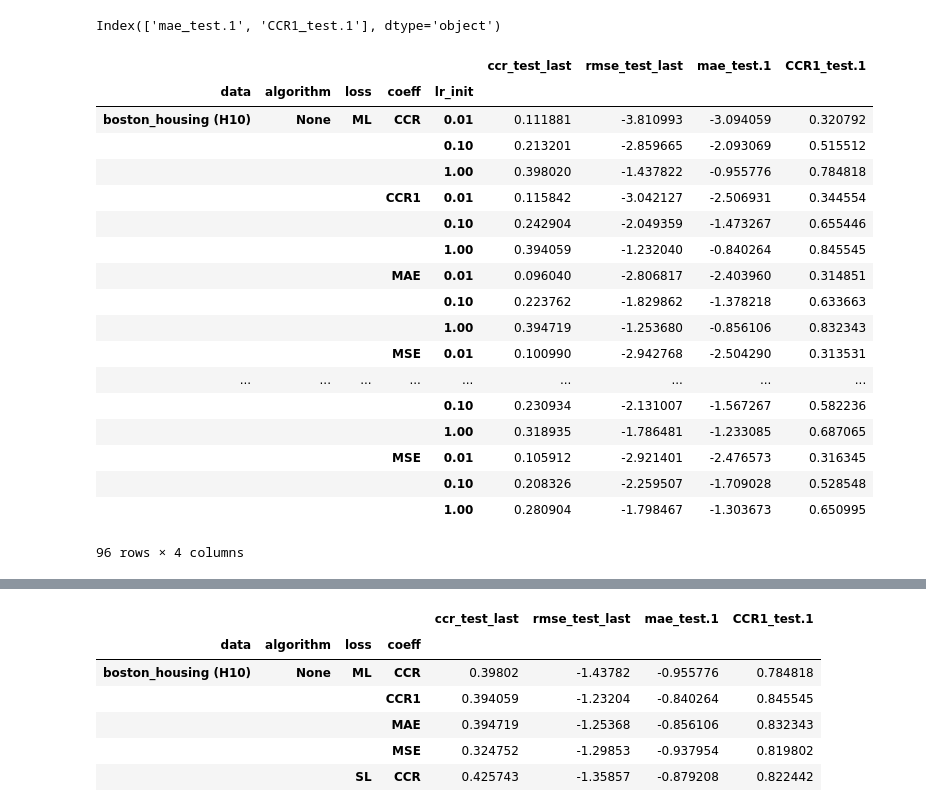
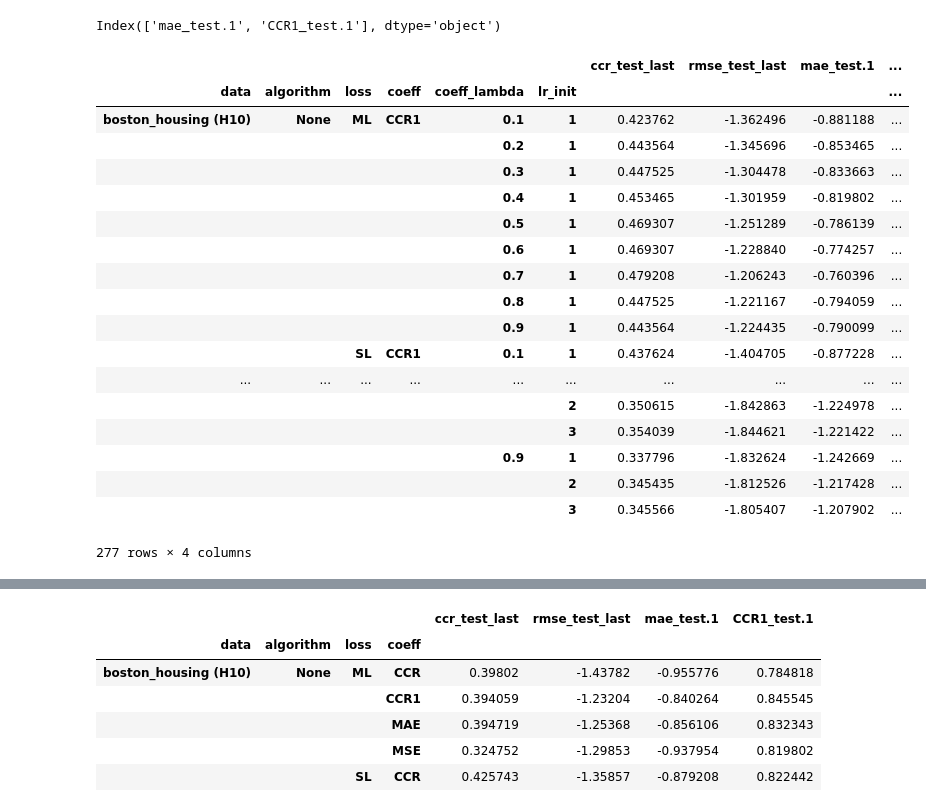
Before and after one commit to ozantezcan/Object-Counting-in-Amazon-Bin-Image-Dataset, a Jupyter notebook: analyze_excel.ipynb, the cells around one changed output, grey strips where cells are left out. Drawn from its saved outputs; the diff is of its cells as text; code cells hidden in the pictures.

```diff
--- a/analyze_excel.ipynb
+++ b/analyze_excel.ipynb
@@ -4,7 +4,7 @@ import pandas as pd
 from IPython.display import display, HTML
 # %%
 #Read excel file
-dfs = pd.read_excel('./weight_comparison_with_baselines_01 Mar_2018.xlsx')
+dfs = pd.read_excel('./lambda_sweep_06_March_2018.xlsx')
 dfs.head()
 
 tmp = dfs.columns.values
@@ -34,9 +34,10 @@ dfs
 # %%
 # map weights and losses
-map_loss = {'1.0xsingle + 0.0Xmulti': 'SL', '0.0xsingle + 1.0Xmulti': 'ML'}
+map_loss = {'1.0xsingle + 0.0Xmulti': 'SL', '0.0xsingle + 1.0Xmulti': 'ML', 'SL':'SL', 'ML':'ML'}
 map_coeff = {'[1]':'CCR','[1, 1, 1]':'CCR1',
               '[ 0.11111111  0.22222222  0.33333333  0.44444444  0.55555556  0.66666667\n  0.77777778  0.88888889  1.          0.88888889  0.77777778  0.66666667\n  0.55555556  0.44444444  0.33333333  0.22222222  0.11111111]':'MAE',
-            '[ 0.20987654  0.39506173  0.55555556  0.69135802  0.80246914  0.88888889\n  0.95061728  0.98765432  1.          0.98765432  0.95061728  0.88888889\n  0.80246914  0.69135802  0.55555556  0.39506173  0.20987654]':'MSE'}
+            '[ 0.20987654  0.39506173  0.55555556  0.69135802  0.80246914  0.88888889\n  0.95061728  0.98765432  1.          0.98765432  0.95061728  0.88888889\n  0.80246914  0.69135802  0.55555556  0.39506173  0.20987654]':'MSE',
+            'ccr1':'CCR1', 'ccr':'CCR', 'mae':'MAE', 'mse': 'MSE'}
 dfs.loss = [map_loss[x] for x in dfs.loss.values]
 dfs.coeff = [map_coeff[x] for x in dfs.coeff.values]
 
@@ -52,11 +53,11 @@ dfs.head()
 # %%
 '''If algorithm is one of the benchmarks then there is no coeffs and loss'''
-dfs_test = dfs.copy()
+dfs_test_ = dfs.copy()
 
 coeffs = []
 loss = []
 idxs = []
-for index, row in dfs_test.iterrows():
+for index, row in dfs_test_.iterrows():
     if(str(row['algorithm']) == ('learn_a') or row['algorithm'] == ('fix_a')
        or row['algorithm'] == ('cheng') or row['algorithm'] == ('poisson')
        or row['algorithm'] == ('binomial')
@@ -70,8 +71,8 @@ for index, row in dfs_test.iterrows():
     coeffs.append(coeff_val)
     loss.append(loss_val)
 
-dfs_test.coeff = coeffs
-dfs_test.loss = loss
+dfs_test_.coeff = coeffs
+dfs_test_.loss = loss
 
 dfs_test
 # %% [output]
@@ -96,7 +97,7 @@ dfs_test
 # %%
 # Drop the unnecessary colums
 
-dfs_test = dfs_test.drop(['Date',  'hidden', 'dim' , 'num_classes',
+dfs_test = dfs_test_.drop(['Date',  'hidden', 'dim' , 'num_classes',
                       'Number of iter', 'loss_tr', 'loss_test', 'CCR_tr', 'CCR_test',
                       'rmse_tr', 'rmse_test', 'mae_tr', 'mae_test', 'CCR1_tr', 'CCR1_test',
                       'last_iter', 'CCR1_tr.1', 'ccr_tr_last', 'mae_tr.1', 'rmse_tr_last'  ], axis=1)
@@ -147,44 +148,44 @@ dfs_test_w_benchmark
 # %%
-dfs_test_mean = dfs_test.groupby(['data', 'algorithm', 'loss', 'coeff', 'lr_init']).mean()
+dfs_test_mean = dfs_test.groupby(['data', 'algorithm', 'loss', 'coeff', 'coeff_lambda', 'lr_init']).mean()
 
 #Negate the rmse and mae columns
 print(dfs_test_mean.columns[2:6])
 dfs_test_mean[['mae_test.1', 'rmse_test_last']] = -dfs_test_mean[['mae_test.1', 'rmse_test_last']].values
-#dfs_test_mean = dfs_test_mean.groupby(['data', 'algorithm', 'loss', 'coeff']).max()
+dfs_test_mean = dfs_test_mean.groupby(['data', 'algorithm', 'loss', 'coeff_lambda', 'coeff']).max()
 
-dfs_test_NN_mean = dfs_test_NN.groupby(['data', 'algorithm', 'loss', 'coeff', 'lr_init']).mean()
+dfs_test_NN_mean = dfs_test_NN.groupby(['data', 'algorithm', 'loss', 'coeff', 'coeff_lambda', 'lr_init']).mean()
 
 #Negate the rmse and mae columns
 dfs_test_NN_mean[['mae_test.1', 'rmse_test_last']] = -dfs_test_NN_mean[['mae_test.1', 'rmse_test_last']].values
-#dfs_test_NN_mean = dfs_test_NN_mean.groupby(['data', 'algorithm', 'loss', 'coeff']).max()
+#dfs_test_NN_mean = dfs_test_NN_mean.groupby(['data', 'algorithm', 'loss', 'coeff', 'coeff_lambda']).max()
 
 dfs_test_w_benchmark_mean = dfs_test_w_benchmark.groupby(['data', 'algorithm', 'loss', 'coeff', 'lr_init']).mean()
 #Negate the rmse and mae columns
 dfs_test_w_benchmark_mean[['mae_test.1', 'rmse_test_last']] = -dfs_test_w_benchmark_mean[['mae_test.1', 'rmse_test_last']].values
 
 dfs_test_w_benchmark_mean = dfs_test_w_benchmark_mean.groupby(['data', 'algorithm', 'loss', 'coeff']).max()
 dfs_test_NN_mean
 # %% [output]
 Index(['mae_test.1', 'CCR1_test.1'], dtype='object')
-|  |  |  |  |  | ccr_test_last | rmse_test_last | mae_test.1 | CCR1_test.1 |
-| data | algorithm | loss | coeff | lr_init |  |  |  |  |
-| boston_housing (H10) | None | ML | CCR | 0.01 | 0.111881 | -3.810993 | -3.094059 | 0.320792 |
-|  |  |  |  | 0.10 | 0.213201 | -2.859665 | -2.093069 | 0.515512 |
-|  |  |  |  | 1.00 | 0.398020 | -1.437822 | -0.955776 | 0.784818 |
-|  |  |  | CCR1 | 0.01 | 0.115842 | -3.042127 | -2.506931 | 0.344554 |
-|  |  |  |  | 0.10 | 0.242904 | -2.049359 | -1.473267 | 0.655446 |
-|  |  |  |  | 1.00 | 0.394059 | -1.232040 | -0.840264 | 0.845545 |
-|  |  |  | MAE | 0.01 | 0.096040 | -2.806817 | -2.403960 | 0.314851 |
-|  |  |  |  | 0.10 | 0.223762 | -1.829862 | -1.378218 | 0.633663 |
-|  |  |  |  | 1.00 | 0.394719 | -1.253680 | -0.856106 | 0.832343 |
-|  |  |  | MSE | 0.01 | 0.100990 | -2.942768 | -2.504290 | 0.313531 |
-| ... | ... | ... | ... | ... | ... | ... | ... | ... |
-|  |  |  |  | 0.10 | 0.230934 | -2.131007 | -1.567267 | 0.582236 |
-|  |  |  |  | 1.00 | 0.318935 | -1.786481 | -1.233085 | 0.687065 |
-|  |  |  | MSE | 0.01 | 0.105912 | -2.921401 | -2.476573 | 0.316345 |
-|  |  |  |  | 0.10 | 0.208326 | -2.259507 | -1.709028 | 0.528548 |
-|  |  |  |  | 1.00 | 0.280904 | -1.798467 | -1.303673 | 0.650995 |
+|  |  |  |  |  |  | ccr_test_last | rmse_test_last | mae_test.1 | ... |
+| data | algorithm | loss | coeff | coeff_lambda | lr_init |  |  |  | ... |
+| boston_housing (H10) | None | ML | CCR1 | 0.1 | 1 | 0.423762 | -1.362496 | -0.881188 | ... |
+|  |  |  |  | 0.2 | 1 | 0.443564 | -1.345696 | -0.853465 | ... |
+|  |  |  |  | 0.3 | 1 | 0.447525 | -1.304478 | -0.833663 | ... |
+|  |  |  |  | 0.4 | 1 | 0.453465 | -1.301959 | -0.819802 | ... |
+|  |  |  |  | 0.5 | 1 | 0.469307 | -1.251289 | -0.786139 | ... |
+|  |  |  |  | 0.6 | 1 | 0.469307 | -1.228840 | -0.774257 | ... |
+|  |  |  |  | 0.7 | 1 | 0.479208 | -1.206243 | -0.760396 | ... |
+|  |  |  |  | 0.8 | 1 | 0.447525 | -1.221167 | -0.794059 | ... |
+|  |  |  |  | 0.9 | 1 | 0.443564 | -1.224435 | -0.790099 | ... |
+|  |  | SL | CCR1 | 0.1 | 1 | 0.437624 | -1.404705 | -0.877228 | ... |
+| ... | ... | ... | ... | ... | ... | ... | ... | ... | ... |
+|  |  |  |  |  | 2 | 0.350615 | -1.842863 | -1.224978 | ... |
+|  |  |  |  |  | 3 | 0.354039 | -1.844621 | -1.221422 | ... |
+|  |  |  |  | 0.9 | 1 | 0.337796 | -1.832624 | -1.242669 | ... |
+|  |  |  |  |  | 2 | 0.345435 | -1.812526 | -1.217428 | ... |
+|  |  |  |  |  | 3 | 0.345566 | -1.805407 | -1.207902 | ... |
-96 rows × 4 columns
+277 rows × 4 columns
 # %%
 def highlight_max(data, color='yellow'):
     '''
```
Also changed, not shown: parts of 5 cells of this notebook, 2 other files.
